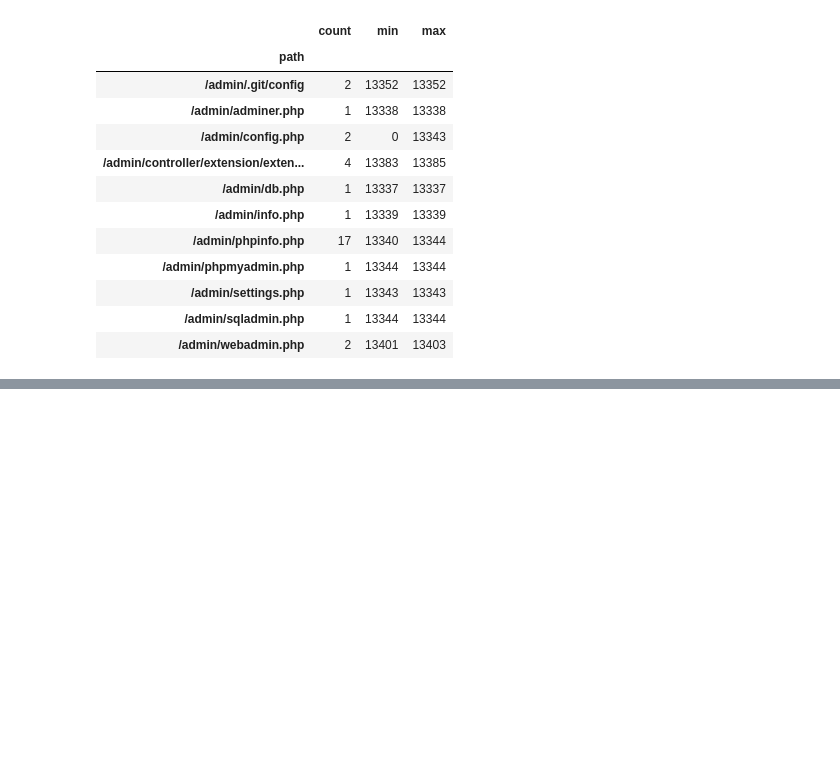
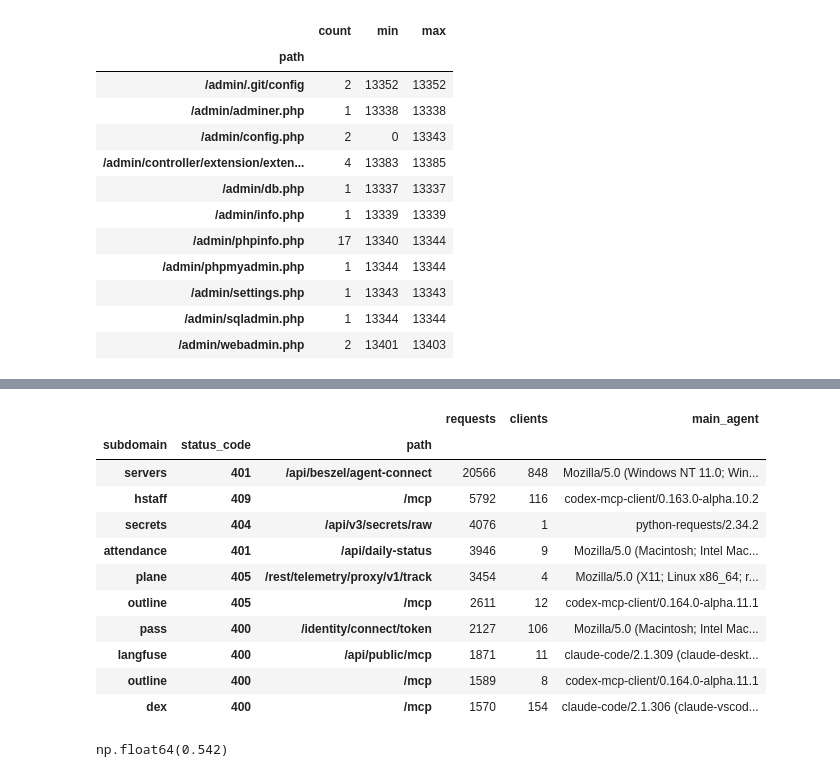
Before and after one commit to kruzimatov/nginx-logs-report, a Jupyter notebook: 03_errors_and_causes.ipynb, the cells around one changed output, grey strips where cells are left out. Drawn from its saved outputs; the diff is of its cells as text; code cells hidden in the pictures; blank space fills up the shorter version.

Commit message:
Add 4xx client errors section

```diff
--- a/03_errors_and_causes.ipynb
+++ b/03_errors_and_causes.ipynb
@@ -385,0 +390,3 @@ hits[hits.subdomain == 'humblebee.ai'].groupby('path').response_body_size.agg(['
+# %%
+client_errors = real[real.status_code.between(400, 499)]
+len(client_errors), round(len(client_errors) / len(real), 3)
@@ -385,0 +406,25 @@ hits[hits.subdomain == 'humblebee.ai'].groupby('path').response_body_size.agg(['
+# %%
+top_4xx = (client_errors.groupby(['subdomain', 'status_code', 'path'])
+               .agg(requests=('request_id', 'size'),
+                    clients=('client_address', 'nunique'),
+                    main_agent=('http_user_agent', most_common))
+               .sort_values('requests', ascending=False)
+               .head(10))
+top_4xx
+# %% [output]
+|  |  |  | requests | clients | main_agent |
+| subdomain | status_code | path |  |  |  |
+| servers | 401 | /api/beszel/agent-connect | 20566 | 848 | Mozilla/5.0 (Windows NT 11.0; Win... |
+| hstaff | 409 | /mcp | 5792 | 116 | codex-mcp-client/0.163.0-alpha.10.2 |
+| secrets | 404 | /api/v3/secrets/raw | 4076 | 1 | python-requests/2.34.2 |
+| attendance | 401 | /api/daily-status | 3946 | 9 | Mozilla/5.0 (Macintosh; Intel Mac... |
+| plane | 405 | /rest/telemetry/proxy/v1/track | 3454 | 4 | Mozilla/5.0 (X11; Linux x86_64; r... |
+| outline | 405 | /mcp | 2611 | 12 | codex-mcp-client/0.164.0-alpha.11.1 |
+| pass | 400 | /identity/connect/token | 2127 | 106 | Mozilla/5.0 (Macintosh; Intel Mac... |
+| langfuse | 400 | /api/public/mcp | 1871 | 11 | claude-code/2.1.309 (claude-deskt... |
+| outline | 400 | /mcp | 1589 | 8 | codex-mcp-client/0.164.0-alpha.11.1 |
+| dex | 400 | /mcp | 1570 | 154 | claude-code/2.1.306 (claude-vscod... |
+# %%
+round(top_4xx.requests.sum() / len(client_errors), 3)
+# %% [output]
+np.float64(0.542)
```
Also changed, not shown: parts of 5 cells of this notebook.
